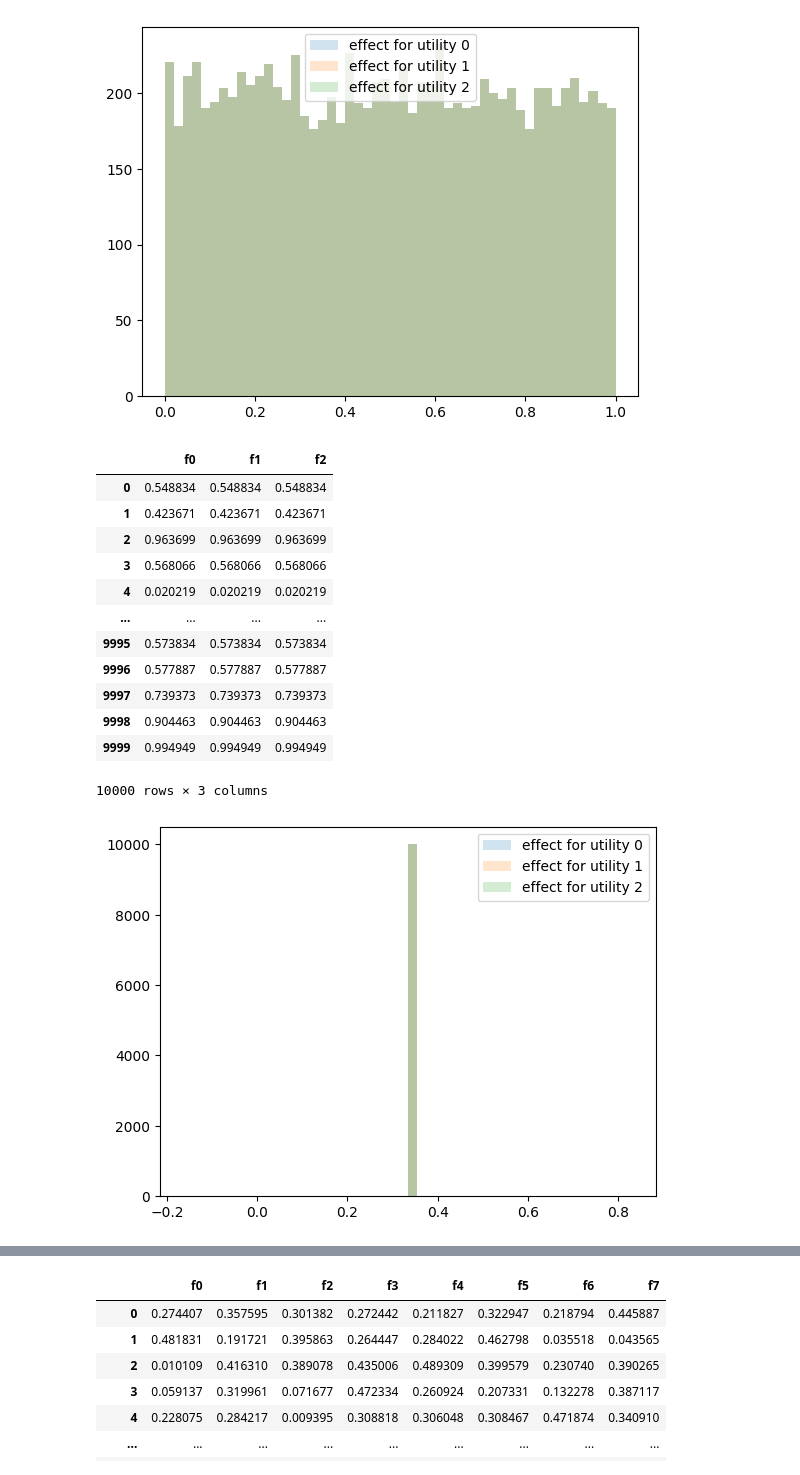
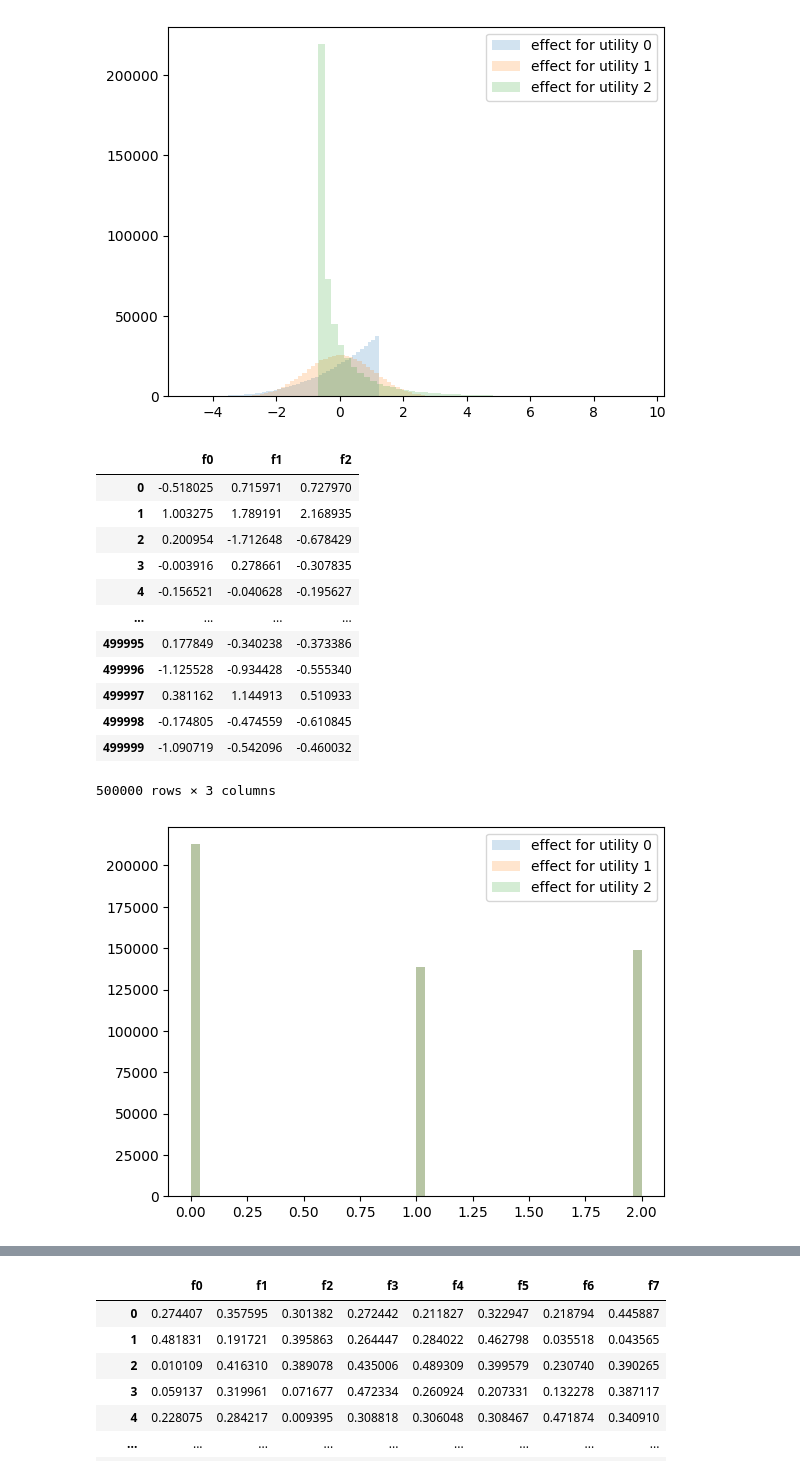
Before and after one commit to big-ucl/functional-effects-model, a Jupyter notebook: src/simple_reproducible_example.ipynb, the cells around one changed output, grey strips where cells are left out. Drawn from its saved outputs; the diff is of its cells as text; code cells hidden in the pictures.

```diff
--- a/src/simple_reproducible_example.ipynb
+++ b/src/simple_reproducible_example.ipynb
@@ -77,7 +77,7 @@ def create_dataset(x_arr: np.ndarray, feature_names: list) -> pd.DataFrame:
     return pd.DataFrame({feature_names[i]: x_arr[:, i] for i in range(x_arr.shape[1])})
 
 
-def generate_x(n, k, props_low=0.5, cut=0.5, deterministic=False, gaussian=False):
+def generate_x(n, k, props_low=0.5, cut=0.5, deterministic=False, gaussian=False, semi_random=False):
     n_low = int(props_low * n)
     n_high = n - n_low
     if deterministic:
@@ -88,6 +88,9 @@ def generate_x(n, k, props_low=0.5, cut=0.5, deterministic=False, gaussian=False
         x_high = np.random.normal(loc=cut, scale=1-cut, size=(n_high, k))
         x_low = np.clip(x_low, 0, cut)
         x_high = np.clip(x_high, cut, 1)
+    elif semi_random:
+        x_low = np.random.choice(np.linspace(0, cut-1, cut), (n_low, k))
+        x_high = np.random.choice(np.linspace(cut-1, cut, cut), (n_high, k))
     else:
         x_low = np.random.uniform(0, cut, (n_low, k))
         x_high = np.random.uniform(cut, 1, (n_high, k))
@@ -108,16 +111,16 @@ def create_functional_effects(x: np.ndarray, n_utility: int, n_socio_dem: int) -
     effects = np.zeros((x.shape[0], n_utility))
     for i in range(n_utility):
         if i == 0:
-            effects[:, i] = np.prod(x[:, :n_socio_dem], axis=1)
+            effects[:, i] = np.max(x[:, :n_socio_dem], axis=1)
         elif i == 1:
             effects[:, i] = np.sum(x[:, :n_socio_dem], axis=1)
         elif i == 2:
-            effects[:, i] = np.max(x[:, :n_socio_dem], axis=1)
+            effects[:, i] = np.prod(x[:, :n_socio_dem], axis=1)
         else:
             effects[:, i] = np.median(x[:, :n_socio_dem], axis=1)
 
-
-        effects[:, i] /= effects[:, i].max()
+        effects[:, i] = effects[:,i] / effects[:, i].max()
+        effects[:, i] = ((effects[:, i] - effects[:, i].mean())/effects[:, i].std())
 
         # effects[:, i] += np.random.normal(loc=0, scale=0.1, size=effects[:, i].shape)
 
@@ -178,17 +181,17 @@ def add_choice(row, u_idx, regression=False):
     if regression:
         return u[0]
     else:
-        return np.random.choice(u.shape[0], size=1, p=p)[0]
-    #    return np.argmax(u)
+        # return np.random.choice(u.shape[0], size=1, p=p)[0]
+        return np.argmax(u)
 
 n_utility = 3
 regression = n_utility == 1
 f_per_utility = 5
 n_alt_spec = 1
-n_socio_dem = 1
+n_socio_dem = 4
 tot_features = n_socio_dem + n_utility * n_alt_spec
-x_arr = generate_x(10000, tot_features, 1, 1, gaussian=False)
-x_arr_test = generate_x(2000, tot_features, 1, 1, gaussian=False)
+x_arr = generate_x(500000, tot_features, 1, 1, gaussian=False, semi_random=False)
+x_arr_test = generate_x(100000, tot_features, 1, 1, gaussian=False, semi_random=False)
 # x_arr = nullify_features(x_arr, [i + n_socio_dem for i in range(n_utility)])
 # x_arr_test = nullify_features(x_arr_test, [i + n_socio_dem for i in range(n_utility)])
 
@@ -227,24 +230,24 @@ dataset.describe()
-[figure, old version]
+[figure, new version]
 # %%
 dataset_transf
 # %% [output]
 |  | f0 | f1 | f2 |
-| 0 | 0.548834 | 0.548834 | 0.548834 |
-| 1 | 0.423671 | 0.423671 | 0.423671 |
-| 2 | 0.963699 | 0.963699 | 0.963699 |
-| 3 | 0.568066 | 0.568066 | 0.568066 |
-| 4 | 0.020219 | 0.020219 | 0.020219 |
+| 0 | -0.518025 | 0.715971 | 0.727970 |
+| 1 | 1.003275 | 1.789191 | 2.168935 |
+| 2 | 0.200954 | -1.712648 | -0.678429 |
+| 3 | -0.003916 | 0.278661 | -0.307835 |
+| 4 | -0.156521 | -0.040628 | -0.195627 |
 | ... | ... | ... | ... |
-| 9995 | 0.573834 | 0.573834 | 0.573834 |
-| 9996 | 0.577887 | 0.577887 | 0.577887 |
-| 9997 | 0.739373 | 0.739373 | 0.739373 |
-| 9998 | 0.904463 | 0.904463 | 0.904463 |
-| 9999 | 0.994949 | 0.994949 | 0.994949 |
+| 499995 | 0.177849 | -0.340238 | -0.373386 |
+| 499996 | -1.125528 | -0.934428 | -0.555340 |
+| 499997 | 0.381162 | 1.144913 | 0.510933 |
+| 499998 | -0.174805 | -0.474559 | -0.610845 |
+| 499999 | -1.090719 | -0.542096 | -0.460032 |
-10000 rows × 3 columns
+500000 rows × 3 columns
 # %%
 for i in range(n_utility):
-    plt.hist(softmax(dataset_transf, axis=1)[:,i], label = f"effect for utility {i}", alpha = 0.2, bins=50)
+    plt.hist(np.argmax(dataset_transf, axis=1), label = f"effect for utility {i}", alpha = 0.2, bins=50)
     # plt.hist((dataset_transf.values[:, i]), label = f"effect for utility {i}", alpha = 0.2, bins=50)
     plt.legend()
 # %% [output]
-[figure, old version]
+[figure, new version]
```
Also changed, not shown: parts of 9 cells of this notebook.
